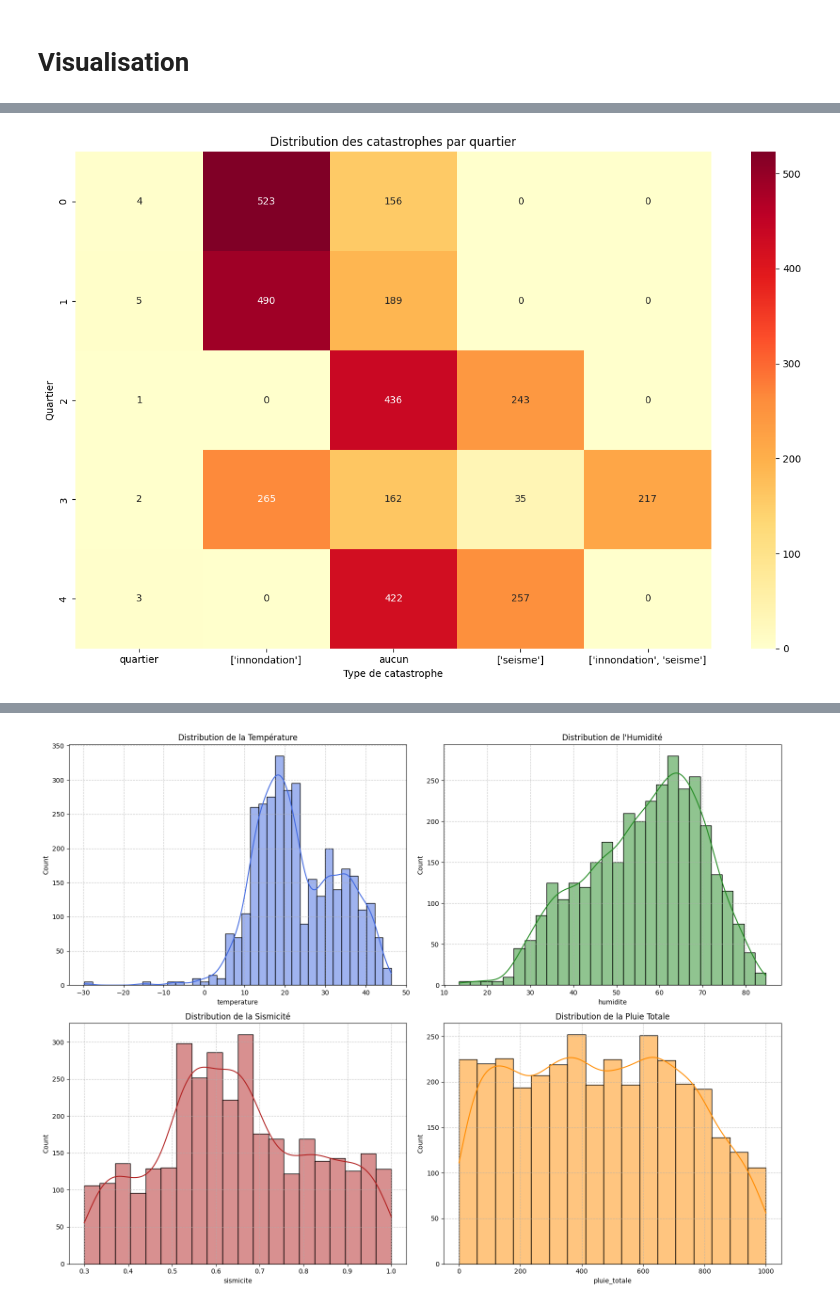
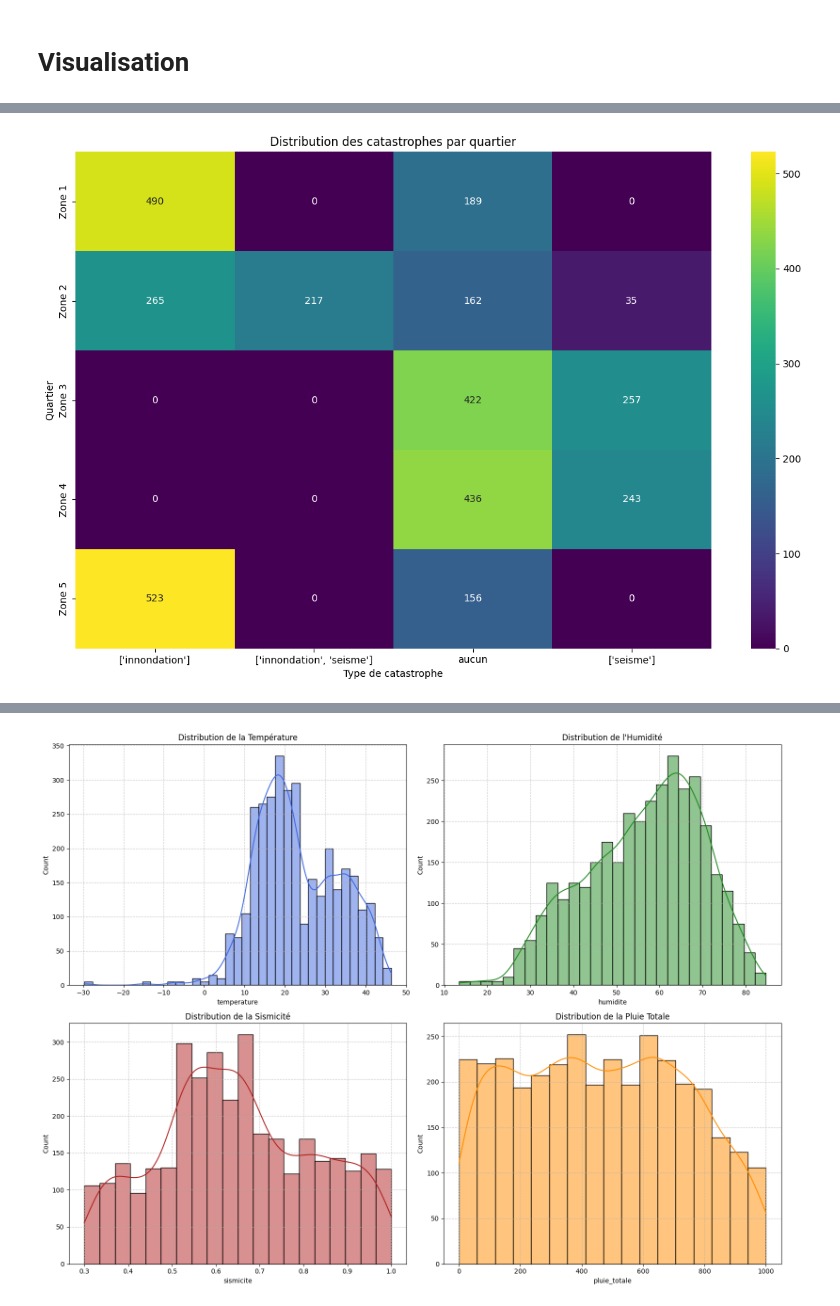
Before and after one commit to Crtnsj/Challenge, a Jupyter notebook: main.ipynb, the cells around one changed output, grey strips where cells are left out. Drawn from its saved outputs; the diff is of its cells as text; code cells hidden in the pictures.

Commit message:
add comments and data analyse

```diff
--- a/main.ipynb
+++ b/main.ipynb
@@ -92,0 +153,25 @@ df.write_csv('data_for_model.csv')
+# %%
+# Comptons les occurrences de chaque quartier
+quartier_counts = df.group_by('quartier').len().sort('len', descending=True)
+quartier_counts_pd = quartier_counts.to_pandas()
+
+# Créons un graphique en barres plutôt qu'un histogramme pour plus de clarté
+fig, ax = plt.subplots(figsize=(12, 6))
+sns.barplot(x='quartier', y='len', data=quartier_counts_pd, palette='viridis', hue='quartier', legend=False)
+
+# Ajoutons les valeurs exactes au-dessus de chaque barre
+for i, v in enumerate(quartier_counts_pd['len']):
+    ax.text(i, v + 5, str(v), ha='center', fontweight='bold')
+
+plt.title('Distribution des observations par quartier', fontsize=16, fontweight='bold')
+plt.xlabel('Quartier (Zone)', fontsize=14)
+plt.ylabel("Nombre d'observations", fontsize=14)
+plt.grid(axis='y', linestyle='--', alpha=0.7)
+
+total = quartier_counts_pd['len'].sum()
+percentages = [f'{(x/total)*100:.1f}%' for x in quartier_counts_pd['len']]
+
+plt.xticks(range(len(quartier_counts_pd)), [f"{q}\n({p})" for q, p in zip(quartier_counts_pd['quartier'], percentages)], fontsize=12)
+
+plt.tight_layout()
+plt.show()
@@ -153,24 +232,24 @@ plt.show()
 # %%
-# Analyser la distribution des catastrophes par quartier
 quartier_catastrophe = df.group_by(['quartier', 'catastrophe']).count()
 quartier_catastrophe = quartier_catastrophe.pivot(index='quartier', on='catastrophe', values='count')
-
-# Remplacer les valeurs None par 0
 quartier_catastrophe = quartier_catastrophe.fill_null(0)
 
-# Convertir en pandas pour la visualisation
 qc_pd = quartier_catastrophe.to_pandas()
 
-# Renommer les colonnes avec les noms des catastrophes
-qc_pd.columns = [catastrophe_names.get(int(col), col) if col != 'quartier' else 'quartier' for col in qc_pd.columns]
+qc_pd = qc_pd.drop(columns=['quartier'], errors='ignore')
 
-# Créer un heatmap
+qc_pd.columns = [catastrophe_names.get(int(col), col) if str(col).isdigit() else col for col in qc_pd.columns]
+
+quartier_labels = [f'Zone {i}' for i in range(1, len(qc_pd) + 1)]
+
 plt.figure(figsize=(12, 8))
-sns.heatmap(qc_pd, annot=True, cmap='YlOrRd', fmt='g')
+sns.heatmap(qc_pd, annot=True, fmt='g', cmap='viridis',
+            yticklabels=quartier_labels)
+
 plt.title('Distribution des catastrophes par quartier')
 plt.ylabel('Quartier')
 plt.xlabel('Type de catastrophe')
 plt.tight_layout()
 plt.show()
 # %% [output]
-[figure, old version]
+[figure, new version]
```
Also changed, not shown: parts of 37 cells of this notebook, 1 other file.
